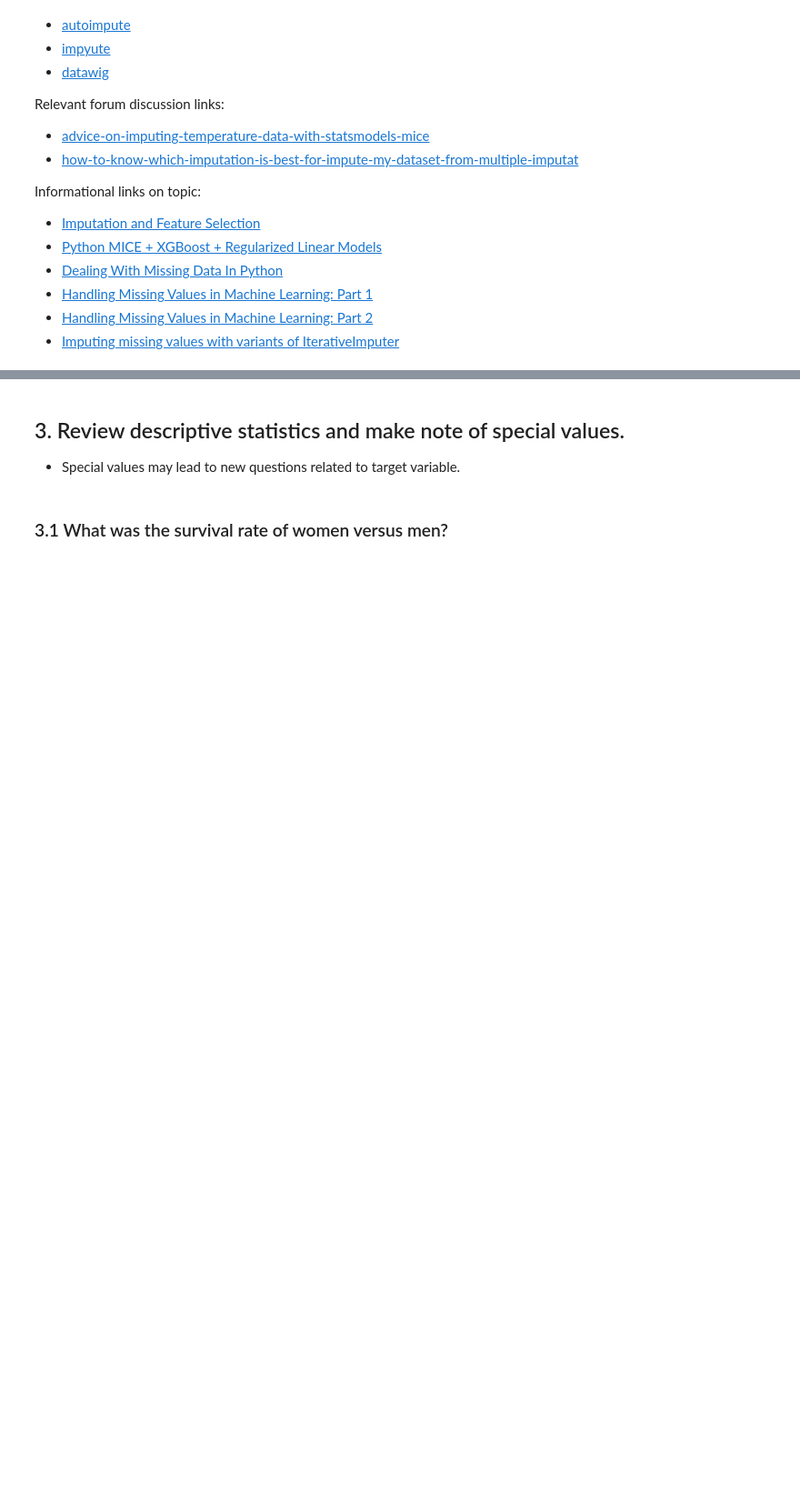
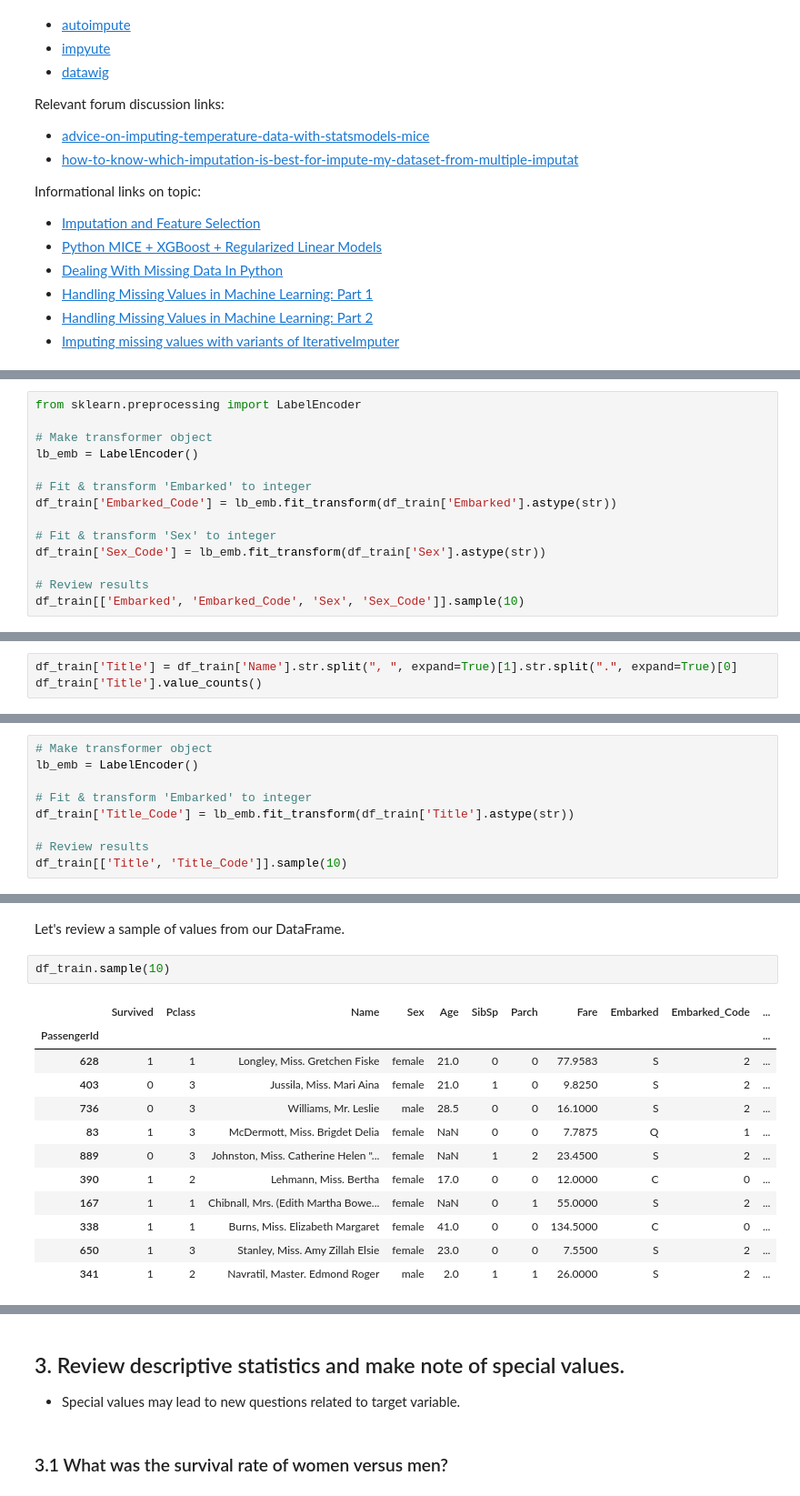
Before and after one commit to chadbartel/Data-Science-Projects, a Jupyter notebook: Titanic/Code/Model/Experiments/Experiment06/eda_titanic_06.ipynb, the cells around one changed output, grey strips where cells are left out. Shown at 91% size. Saved outputs shown, nothing was run; the diff lists cells and outputs as text; blank space fills up the shorter version.

```diff
--- a/Titanic/Code/Model/Experiments/Experiment06/eda_titanic_06.ipynb
+++ b/Titanic/Code/Model/Experiments/Experiment06/eda_titanic_06.ipynb
@@ -382,0 +385,14 @@ def score_impute_strategies(
+# %%
+from sklearn.preprocessing import LabelEncoder
+
+# Make transformer object
+lb_emb = LabelEncoder()
+
+# Fit & transform 'Embarked' to integer
+df_train['Embarked_Code'] = lb_emb.fit_transform(df_train['Embarked'].astype(str))
+
+# Fit & transform 'Sex' to integer
+df_train['Sex_Code'] = lb_emb.fit_transform(df_train['Sex'].astype(str))
+
+# Review results
+df_train[['Embarked', 'Embarked_Code', 'Sex', 'Sex_Code']].sample(10)
@@ -382,0 +414,3 @@ def score_impute_strategies(
+# %%
+df_train['Title'] = df_train['Name'].str.split(", ", expand=True)[1].str.split(".", expand=True)[0]
+df_train['Title'].value_counts()
@@ -382,0 +438,9 @@ def score_impute_strategies(
+# %%
+# Make transformer object
+lb_emb = LabelEncoder()
+
+# Fit & transform 'Embarked' to integer
+df_train['Title_Code'] = lb_emb.fit_transform(df_train['Title'].astype(str))
+
+# Review results
+df_train[['Title', 'Title_Code']].sample(10)
@@ -383 +460,18 @@ def score_impute_strategies(
+# %% [markdown]
+Let's review a sample of values from our DataFrame.
+# %%
+df_train.sample(10)
+# %% [output]
+|  | Survived | Pclass | Name | Sex | Age | SibSp | Parch | Fare | Embarked | Embarked_Code | ... |
+| PassengerId |  |  |  |  |  |  |  |  |  |  | ... |
+| 628 | 1 | 1 | Longley, Miss. Gretchen Fiske | female | 21.0 | 0 | 0 | 77.9583 | S | 2 | ... |
+| 403 | 0 | 3 | Jussila, Miss. Mari Aina | female | 21.0 | 1 | 0 | 9.8250 | S | 2 | ... |
+| 736 | 0 | 3 | Williams, Mr. Leslie | male | 28.5 | 0 | 0 | 16.1000 | S | 2 | ... |
+| 83 | 1 | 3 | McDermott, Miss. Brigdet Delia | female | NaN | 0 | 0 | 7.7875 | Q | 1 | ... |
+| 889 | 0 | 3 | Johnston, Miss. Catherine Helen "... | female | NaN | 1 | 2 | 23.4500 | S | 2 | ... |
+| 390 | 1 | 2 | Lehmann, Miss. Bertha | female | 17.0 | 0 | 0 | 12.0000 | C | 0 | ... |
+| 167 | 1 | 1 | Chibnall, Mrs. (Edith Martha Bowe... | female | NaN | 0 | 1 | 55.0000 | S | 2 | ... |
+| 338 | 1 | 1 | Burns, Miss. Elizabeth Margaret | female | 41.0 | 0 | 0 | 134.5000 | C | 0 | ... |
+| 650 | 1 | 3 | Stanley, Miss. Amy Zillah Elsie | female | 23.0 | 0 | 0 | 7.5500 | S | 2 | ... |
+| 341 | 1 | 2 | Navratil, Master. Edmond Roger | male | 2.0 | 1 | 1 | 26.0000 | S | 2 | ... |
 # %%
```
Also changed, not shown: parts of 15 cells of this notebook.
